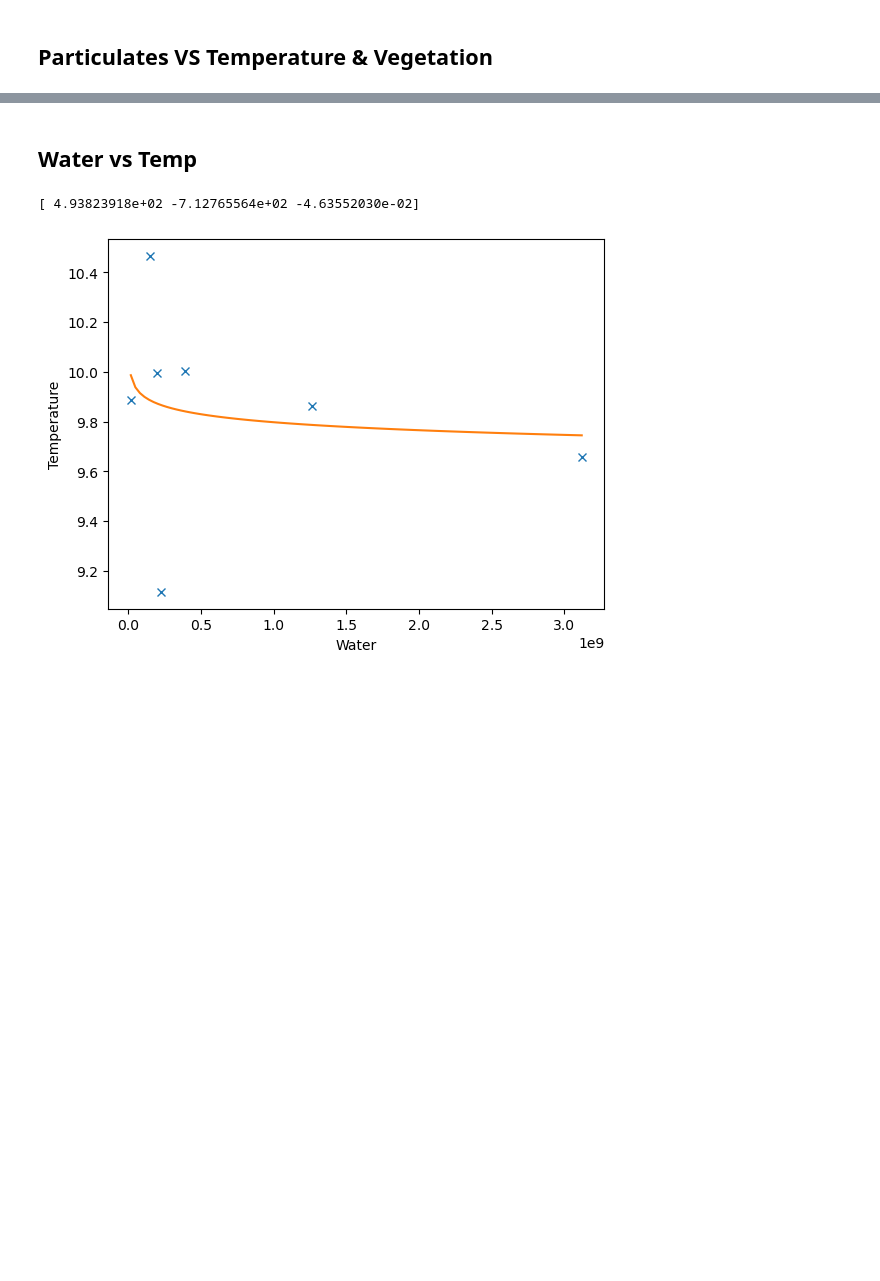
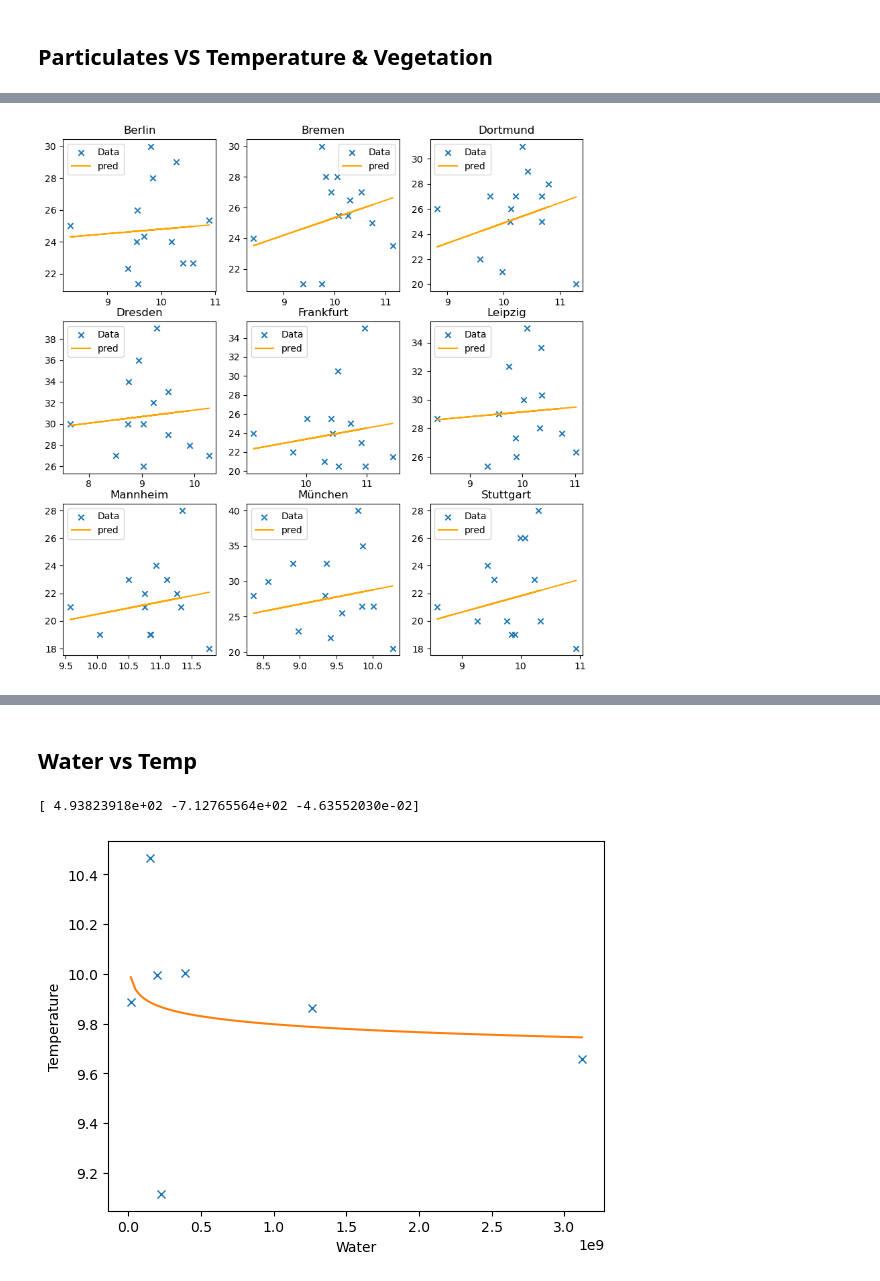
Before and after one commit to Max10-afk/comp_ecology, a Jupyter notebook: scripts/plotting.ipynb, the cells around one changed output, grey strips where cells are left out. Saved outputs shown, nothing was run; the diff lists cells and outputs as text; code cells hidden in the pictures; blank space fills up the shorter version.

```diff
--- a/scripts/plotting.ipynb
+++ b/scripts/plotting.ipynb
@@ -114,0 +97,11 @@ print(popt_linear)
+# %%
+in_var = ["P", "T", "V"]
+target_var = "P"
+def dt_linear(PTV , p, r):
+    P, T, V = [PTV[cur_var] for cur_var in in_var]
+    return  p * P * T - r * V
+
+res_paras = [fit_function(cur_df[1].loc[:, in_var], dt_linear, cur_df[1][target_var].shift(-1)) for cur_df in data.groupby("city")]
+plot_paras(cities_df, in_var, target_var, res_paras, fixed_vars=["V", "P"])
+# %% [output]
+[figure, added]
```
Also changed, not shown: parts of 17 cells of this notebook.
